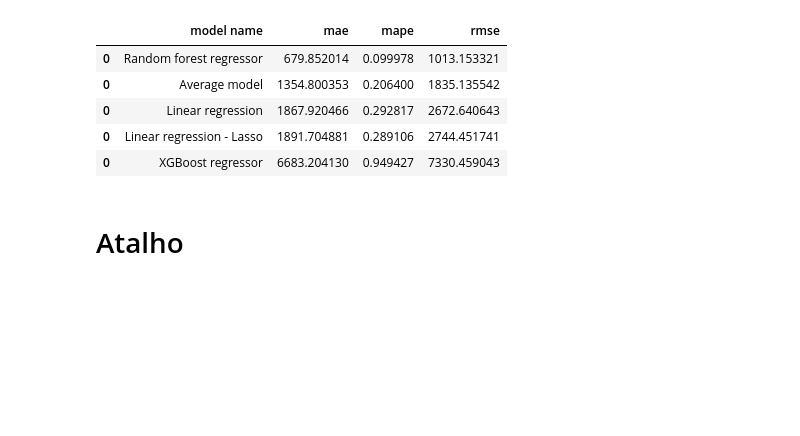
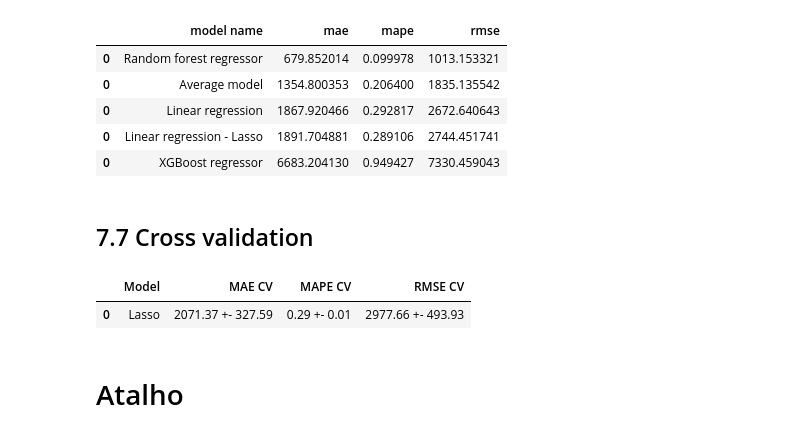
Before and after one commit to paixaols/rossmann-store-sales, a Jupyter notebook: Rossmann_sales_prediction.ipynb, the cells around one changed output. Cells and saved outputs as stored; diff of their text form; code cells hidden in the pictures; blank space fills up the shorter version.

Commit message:
Implement time series cross-validation

```diff
--- a/Rossmann_sales_prediction.ipynb
+++ b/Rossmann_sales_prediction.ipynb
@@ -999,6 +1040,18 @@ modeling_results.sort_values('rmse')
 | 0 | Linear regression | 1867.920466 | 0.292817 | 2672.640643 |
 | 0 | Linear regression - Lasso | 1891.704881 | 0.289106 | 2744.451741 |
 | 0 | XGBoost regressor | 6683.204130 | 0.949427 | 7330.459043 |
+# %% [markdown]
+## 7.7 Cross validation
+# %%
+features_full = features_selected_boruta.copy()
+features_full.extend(['date', 'sales'])
+x_train = X_train[features_full]
+# %%
+model = Lasso(alpha = 0.01)
+cross_validation(x_train, 6, model, 'Lasso')
+# %% [output]
+|  | Model | MAE CV | MAPE CV | RMSE CV |
+| 0 | Lasso | 2071.37 +- 327.59 | 0.29 +- 0.01 | 2977.66 +- 493.93 |
 # %% [markdown]
 # Atalho
 # %% [markdown]
```
Also changed, not shown: parts of 3 cells of this notebook.
